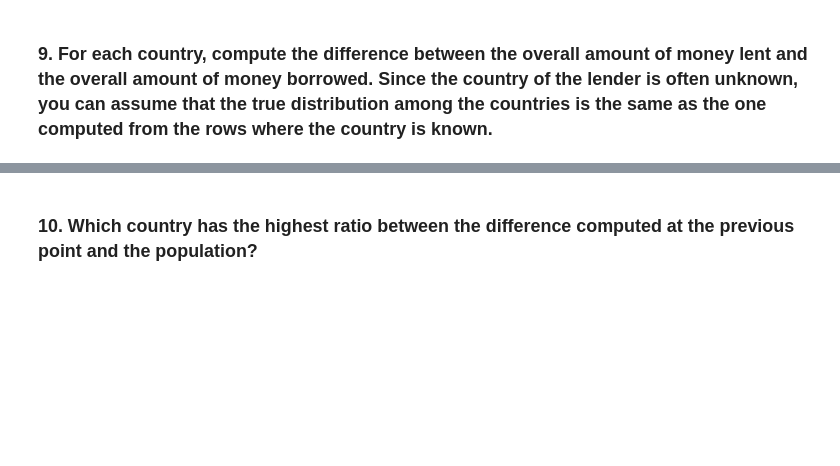
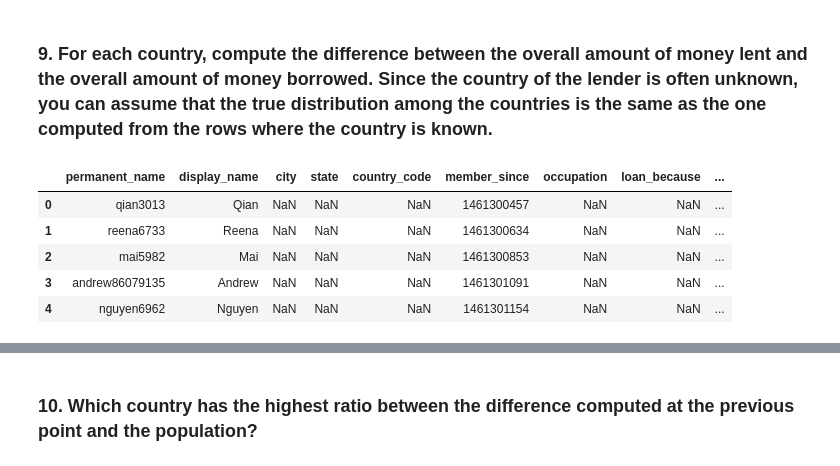
Before and after one commit to EmanueleArtioli/kiva-crowdfunding, a Jupyter notebook: kiva-notebook.ipynb, the cells around one changed output, grey strips where cells are left out. Cells and saved outputs as stored; diff of their text form; code cells hidden in the pictures; blank space fills up the shorter version.

```diff
--- a/kiva-notebook.ipynb
+++ b/kiva-notebook.ipynb
@@ -232,4 +216,12 @@ Name: quota, Length: 1639026, dtype: float64
 # %% [markdown]
 ### 9. For each country, compute the difference between the overall amount of money lent and the overall amount of money borrowed. Since the country of the lender is often unknown, you can assume that the true distribution among the countries is the same as the one computed from the rows where the country is known.
 # %%
-df3 = pd.read_csv('additional-kiva-snapshot/lenders.csv')
+lenders = pd.read_csv('additional-kiva-snapshot/lenders.csv', nrows=5)
+lenders.head()
+# %% [output]
+|  | permanent_name | display_name | city | state | country_code | member_since | occupation | loan_because | ... |
+| 0 | qian3013 | Qian | NaN | NaN | NaN | 1461300457 | NaN | NaN | ... |
+| 1 | reena6733 | Reena | NaN | NaN | NaN | 1461300634 | NaN | NaN | ... |
+| 2 | mai5982 | Mai | NaN | NaN | NaN | 1461300853 | NaN | NaN | ... |
+| 3 | andrew86079135 | Andrew | NaN | NaN | NaN | 1461301091 | NaN | NaN | ... |
+| 4 | nguyen6962 | Nguyen | NaN | NaN | NaN | 1461301154 | NaN | NaN | ... |
```
Also changed, not shown: parts of 84 cells of this notebook.
